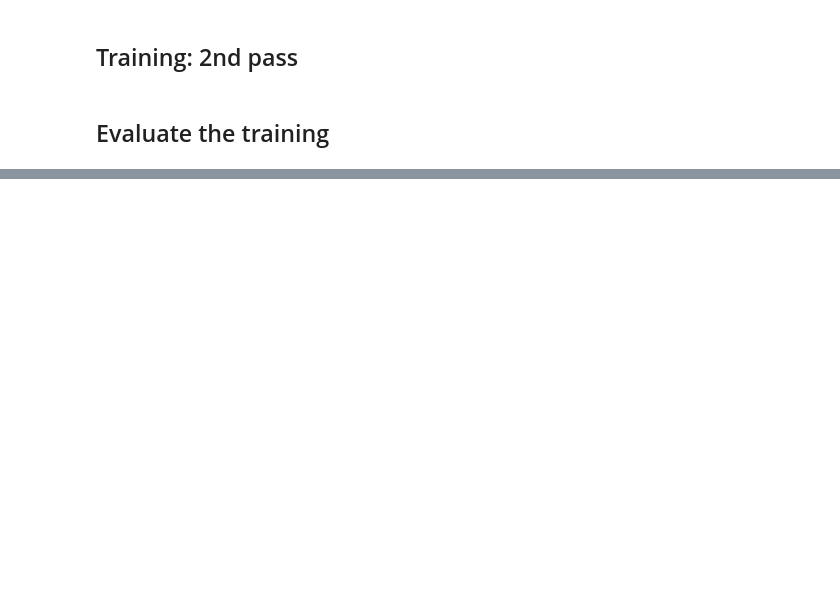
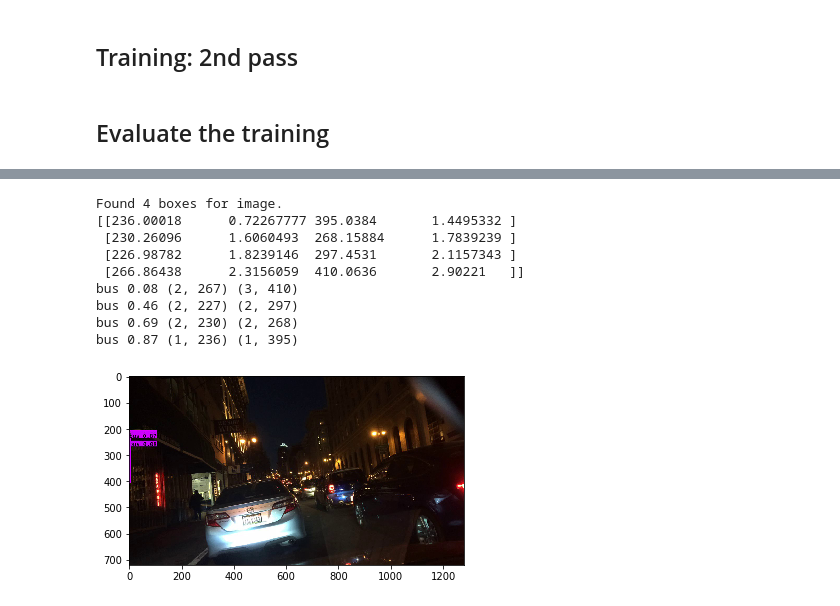
Before and after one commit to DavidTorresOcana/Nexar_challenge_2, a Jupyter notebook: src/Autonomous driving application - Car detection - v1.ipynb, the cells around one changed output, grey strips where cells are left out. Cells and saved outputs as stored; diff of their text form; code cells hidden in the pictures; blank space fills up the shorter version.

```diff
--- a/src/Autonomous driving application - Car detection - v1.ipynb
+++ b/src/Autonomous driving application - Car detection - v1.ipynb
@@ -1260,3 +1281,10 @@ for true_epoch in range(1,number_true_epochs+1):
 model.save_weights('trained_stage_2.h5')
 # %% [markdown]
 ## Evaluate the training
+# %%
+## Evaluating
+sess = K.get_session()
+
+# Load the weights of the last trained model onto the loaded model(model_body: YOLO model)
+model_body.load_weights('trained_stage_1.h5')
+# model_body.load_weights('trained_stage_2.h5')
@@ -1262,0 +1320,3 @@ model.save_weights('trained_stage_2.h5')
+# %%
+yolo_outputs = yolo_head(model_body.output, anchors, len(class_names))
+yolo_outputs
@@ -1262,0 +1328,3 @@ model.save_weights('trained_stage_2.h5')
+# %%
+input_image_shape = K.placeholder(shape=(2, ))
+input_image_shape
@@ -1262,0 +1341,3 @@ model.save_weights('trained_stage_2.h5')
+# %%
+boxes, scores, classes = yolo_eval( yolo_outputs, input_image_shape, score_threshold=0.07, iou_threshold=0.0)
+scores, boxes, classes
@@ -1262,0 +1410,18 @@ model.save_weights('trained_stage_2.h5')
+# %%
+from yad2k.utils.draw_boxes import draw_boxes
+from yolo_utils import read_classes, read_anchors, generate_colors, preprocess_image, draw_boxes, scale_boxes
+
+dts_files = os.listdir(images_dir+str(1))
+
+out_scores, out_boxes, out_classes = predict(sess, images_dir+str(1)+'/'+dts_files[ np.random.randint(0,high=len(dts_files)) ])
+# %% [output]
+Found 4 boxes for image.
+[[236.00018      0.72267777 395.0384       1.4495332 ]
+ [230.26096      1.6060493  268.15884      1.7839239 ]
+ [226.98782      1.8239146  297.4531       2.1157343 ]
+ [266.86438      2.3156059  410.0636       2.90221   ]]
+bus 0.08 (2, 267) (3, 410)
+bus 0.46 (2, 227) (2, 297)
+bus 0.69 (2, 230) (2, 268)
+bus 0.87 (1, 236) (1, 395)
+[figure, added]
```
Also changed, not shown: parts of 20 cells of this notebook, 1 other file.
